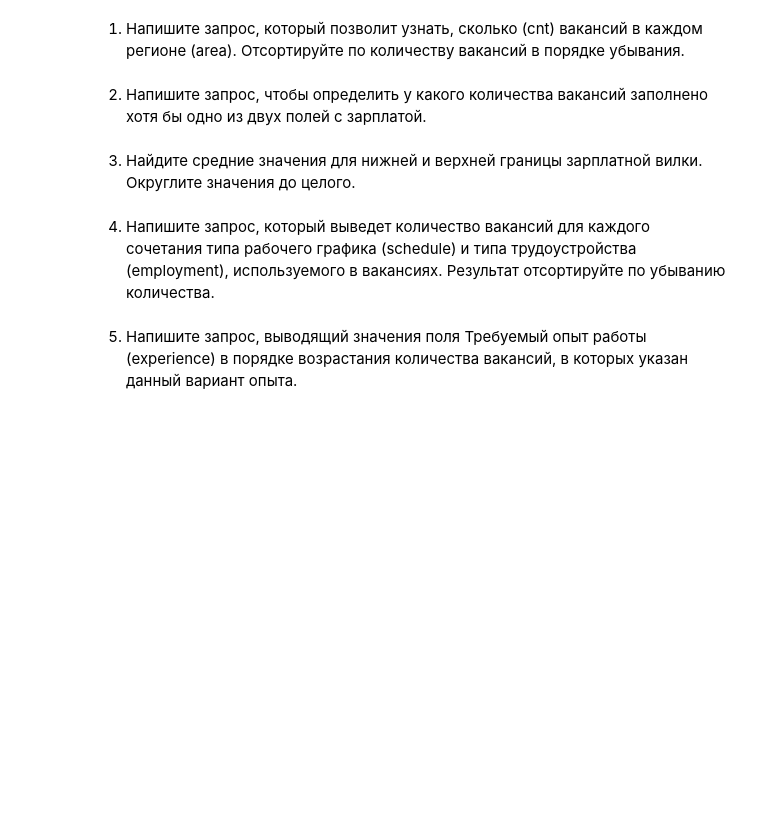
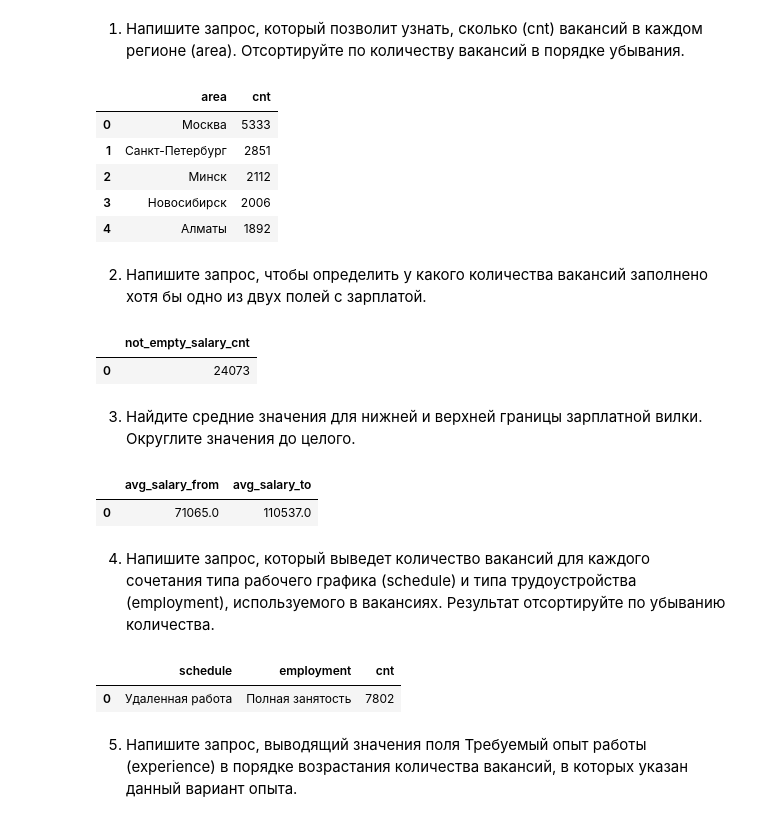
Before and after one commit to AlexeyLukovnikov/sf_ds_project_2, a Jupyter notebook: Project_2.ipynb, the cells around one changed output. Saved outputs shown, nothing was run; the diff lists cells and outputs as text; code cells hidden in the pictures; blank space fills up the shorter version.

```diff
--- a/Project_2.ipynb
+++ b/Project_2.ipynb
@@ -107,6 +107,20 @@ load_and_show_data(f'''
 1. Напишите запрос, который позволит узнать, сколько (cnt) вакансий в каждом регионе (area).
 Отсортируйте по количеству вакансий в порядке убывания.
 # %%
-# текст запроса
+load_and_show_data(f'''
+    SELECT a.name area, Count(*) AS cnt
+    FROM areas a
+    JOIN  vacancies v ON a.id = v.area_id
+    GROUP BY area
+    ORDER BY cnt DESC
+    LIMIT 5
+''');
+# %% [output]
+|  | area | cnt |
+| 0 | Москва | 5333 |
+| 1 | Санкт-Петербург | 2851 |
+| 2 | Минск | 2112 |
+| 3 | Новосибирск | 2006 |
+| 4 | Алматы | 1892 |
 # %%
 # результат запроса
@@ -113,6 +134,13 @@ load_and_show_data(f'''
 # %% [markdown]
 2. Напишите запрос, чтобы определить у какого количества вакансий заполнено хотя бы одно из двух полей с зарплатой.
 # %%
-# текст запроса
+load_and_show_data(f'''
+    SELECT Count(*) AS not_empty_salary_cnt
+    FROM vacancies
+    WHERE salary_from  IS NOT NULL OR salary_to IS NOT NULL
+''');
+# %% [output]
+|  | not_empty_salary_cnt |
+| 0 | 24073 |
 # %%
 # результат запроса
@@ -119,6 +149,13 @@ load_and_show_data(f'''
 # %% [markdown]
 3. Найдите средние значения для нижней и верхней границы зарплатной вилки. Округлите значения до целого.
 # %%
-# текст запроса
+load_and_show_data(f'''
+    SELECT Round(Avg(salary_from)) avg_salary_from,
+           Round(Avg(salary_to)) avg_salary_to
+    FROM vacancies
+''');
+# %% [output]
+|  | avg_salary_from | avg_salary_to |
+| 0 | 71065.0 | 110537.0 |
 # %%
 # результат запроса
@@ -125,6 +164,16 @@ load_and_show_data(f'''
 # %% [markdown]
 4. Напишите запрос, который выведет количество вакансий для каждого сочетания типа рабочего графика (schedule) и типа трудоустройства (employment), используемого в вакансиях. Результат отсортируйте по убыванию количества.
 # %%
-# текст запроса
+load_and_show_data('''
+    SELECT schedule, employment, Count(*) AS cnt
+    FROM vacancies
+    GROUP BY schedule, employment
+    ORDER BY cnt DESC
+    OFFSET 1
+    LIMIT 1
+''');
+# %% [output]
+|  | schedule | employment | cnt |
+| 0 | Удаленная работа | Полная занятость | 7802 |
 # %%
 # результат запроса
```
Also changed, not shown: parts of 6 cells of this notebook.
